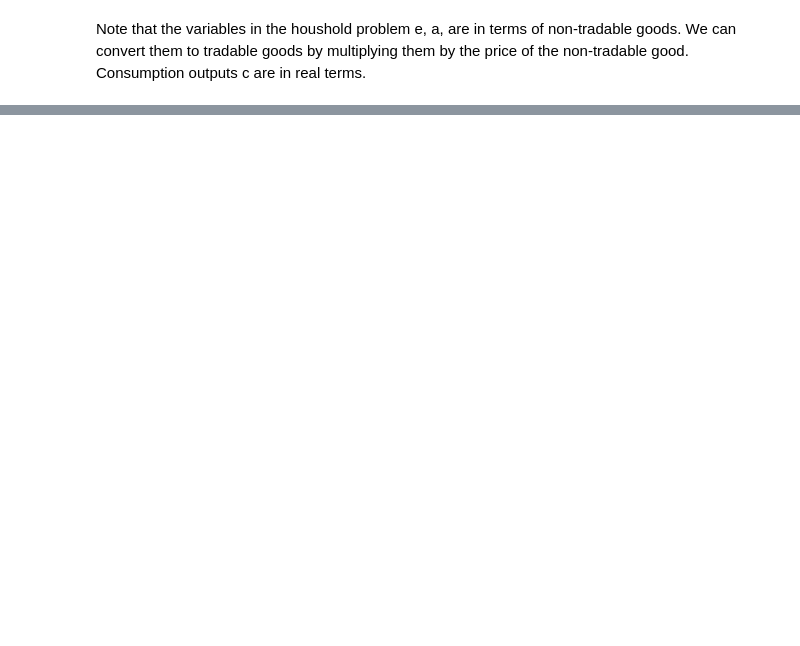
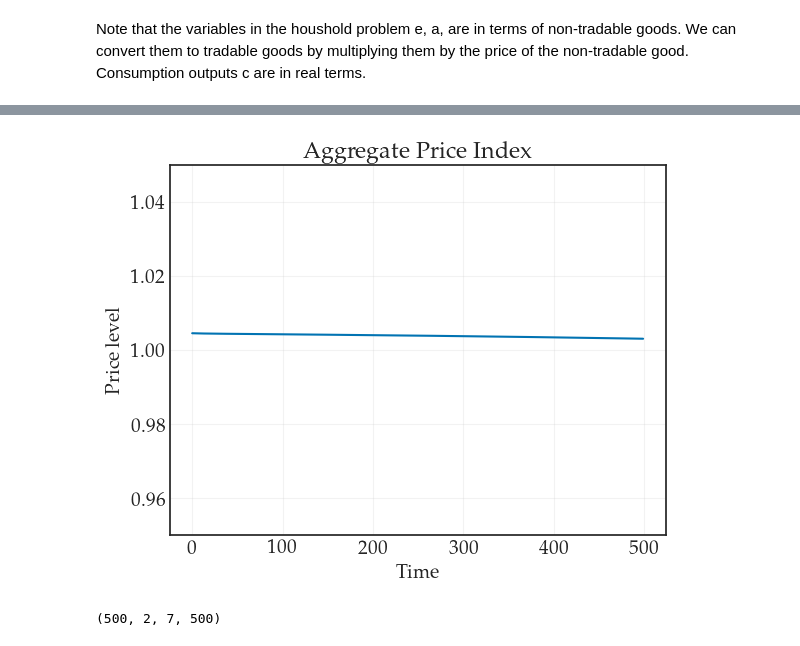
Before and after one commit to funlime/I_HANK_PIGL, a Jupyter notebook: Notebook.ipynb, the cells around one changed output, grey strips where cells are left out. Saved outputs shown, nothing was run; the diff lists cells and outputs as text; code cells hidden in the pictures; blank space fills up the shorter version.

```diff
--- a/Notebook.ipynb
+++ b/Notebook.ipynb
@@ -95,0 +314,30 @@ model_baseline.find_transition_path(shocks=shock_PE_s, do_end_check=False)
+# %%
+i_z = 0
+a_ = 100
+s = 0
+t = 0
+
+# np.shape(model_baseline.path.cnt_exp)
+
+from matplotlib.ticker import ScalarFormatter
+fig, ax = plt.subplots()
+# ax.plot(model_baseline.path.p[499, s, i_z, :])
+
+ax.plot(model_baseline.path.p_[2, s, i_z, :])
+
+# Make y-axis non-scientific
+ax.yaxis.set_major_formatter(ScalarFormatter(useOffset=False, useMathText=False))
+ax.ticklabel_format(style='plain', axis='y')  # Ensure plain formatting
+ax.set_ylim(0.95, 1.05)  # Set y-axis limits
+
+ax.set_title("Aggregate Price Index")
+ax.set_xlabel("Time")
+ax.set_ylabel("Price level")
+plt.grid(True)
+plt.show()
+# %% [output]
+[figure, added]
+# %%
+np.shape(model_baseline.path.ct_exp)
+# %% [output]
+(500, 2, 7, 500)
```
Also changed, not shown: parts of 32 cells of this notebook, 18 other files.
